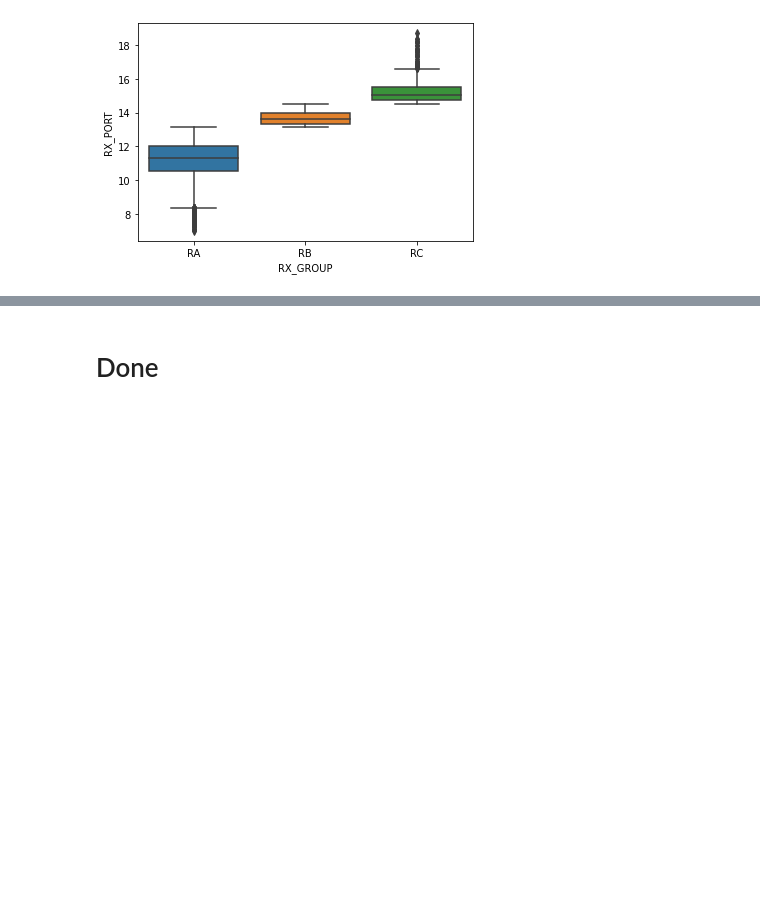
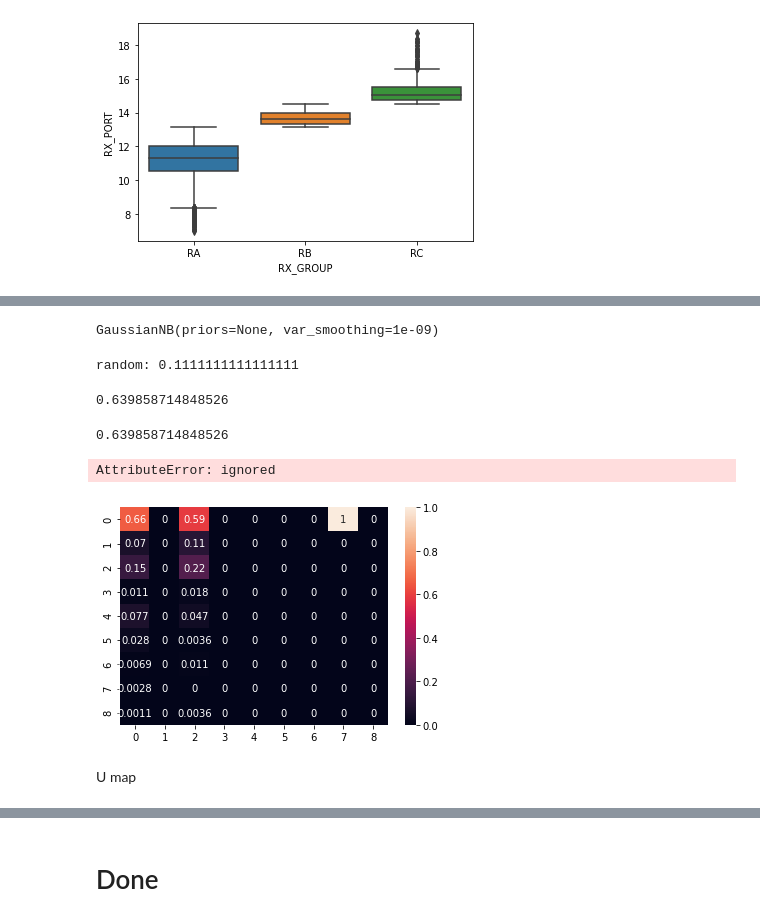
Before and after one commit to data-RanDan/new_pro, a Jupyter notebook: N_data_exploration_.ipynb, the cells around one changed output, grey strips where cells are left out. Drawn from its saved outputs; the diff is of its cells as text; code cells hidden in the pictures; blank space fills up the shorter version.

```diff
--- a/N_data_exploration_.ipynb
+++ b/N_data_exploration_.ipynb
@@ -447,0 +573,4 @@ sns.boxplot(x = full_df['RX_GROUP'] ,y=np.log(full_df['RX_PORT']))
+# %%
+samp_serie = pd.value_counts(y_train,normalize=True)
+# %%
+y_samp = samp_serie[y_train].values
@@ -447,0 +611,36 @@ sns.boxplot(x = full_df['RX_GROUP'] ,y=np.log(full_df['RX_PORT']))
+# %%
+from sklearn.naive_bayes import GaussianNB
+clf = GaussianNB()
+clf.fit(X_train, y_train,sample_weight = y_samp)
+# %% [output]
+GaussianNB(priors=None, var_smoothing=1e-09)
+# %%
+y_pred = clf.predict(X_val)
+# %%
+print(f"random: {1/9}")
+# %% [output]
+random: 0.1111111111111111
+# %%
+from sklearn.metrics import classification_report
+from sklearn.metrics import f1_score
+f1_score(y_val,y_pred,average="micro")
+# %% [output]
+0.639858714848526
+# %%
+from sklearn.metrics import precision_score
+precision_score(y_val,y_pred, average="micro")
+# %% [output]
+0.639858714848526
+# %%
+from sklearn.metrics import confusion_matrix
+mat = confusion_matrix(y_val,y_pred,normalize='pred')
+sns.heatmap(mat,annot=True)
+
+plt.figzise(10,10)
+mat = confusion_matrix(y_val,y_pred,normalize='all')
+sns.heatmap(mat,annot=True)
+# %% [output]
+AttributeError: ignored
+[figure, added]
+# %% [markdown]
+U map
```
Also changed, not shown: parts of 62 cells of this notebook.
